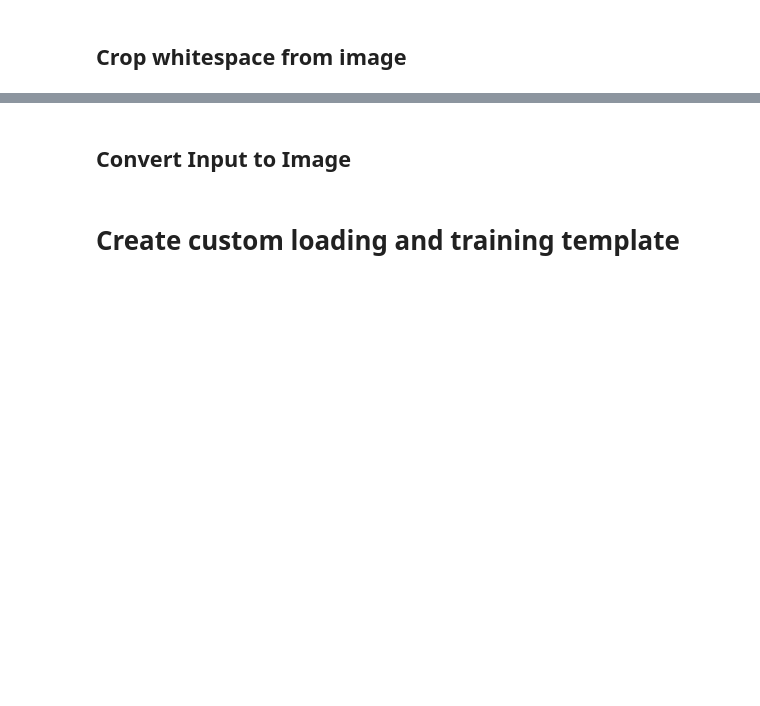
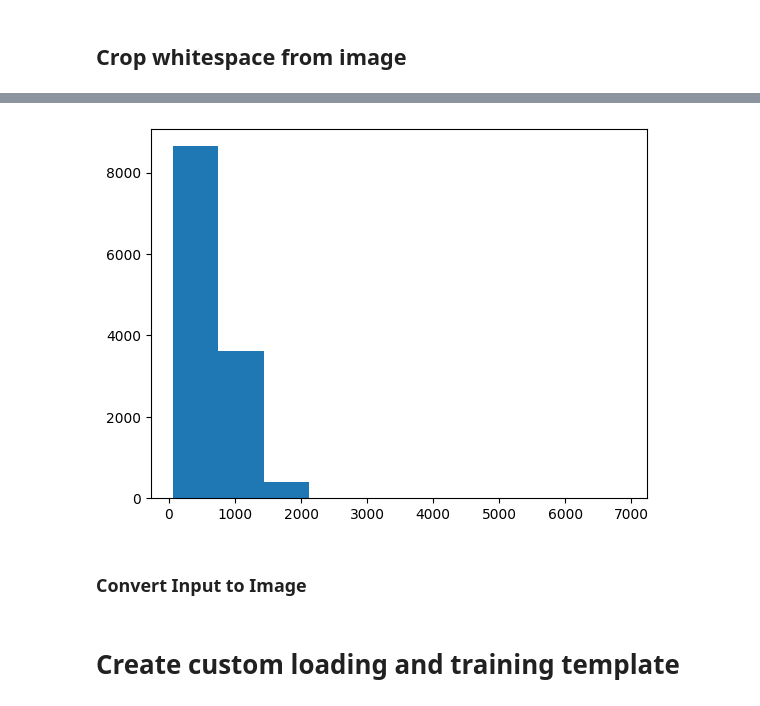
Before and after one commit to rohan598/eeevqa, a Jupyter notebook: science-qa-data-vis-process.ipynb, the cells around one changed output, grey strips where cells are left out. Saved outputs shown, nothing was run; the diff lists cells and outputs as text; code cells hidden in the pictures; blank space fills up the shorter version.

```diff
--- a/science-qa-data-vis-process.ipynb
+++ b/science-qa-data-vis-process.ipynb
@@ -416,0 +687,6 @@ remove_white_space(f"{test_image_filename}.jpg")
+# %%
+counts, bins = np.histogram(stats_dict["final_size_h"])
+plt.hist(bins[:-1], bins, weights=counts)
+plt.show()
+# %% [output]
+[figure, added]
@@ -417,5 +701,5 @@ remove_white_space(f"{test_image_filename}.jpg")
 # %% [markdown]
-## Convert Input to Image
+### Convert Input to Image
 # %%
 # os.path.exists("/Users/rohanwadhawan/Desktop/UCLA/research/peng-lab/document-vqa/data/new_input")
 # %%
```
Also changed, not shown: parts of 95 cells of this notebook, 1 other file.
